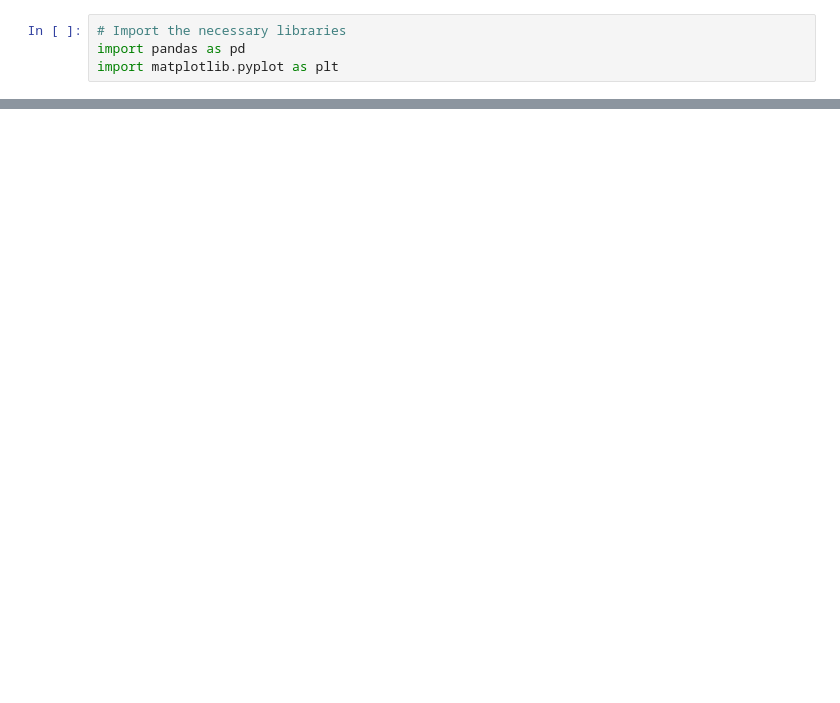
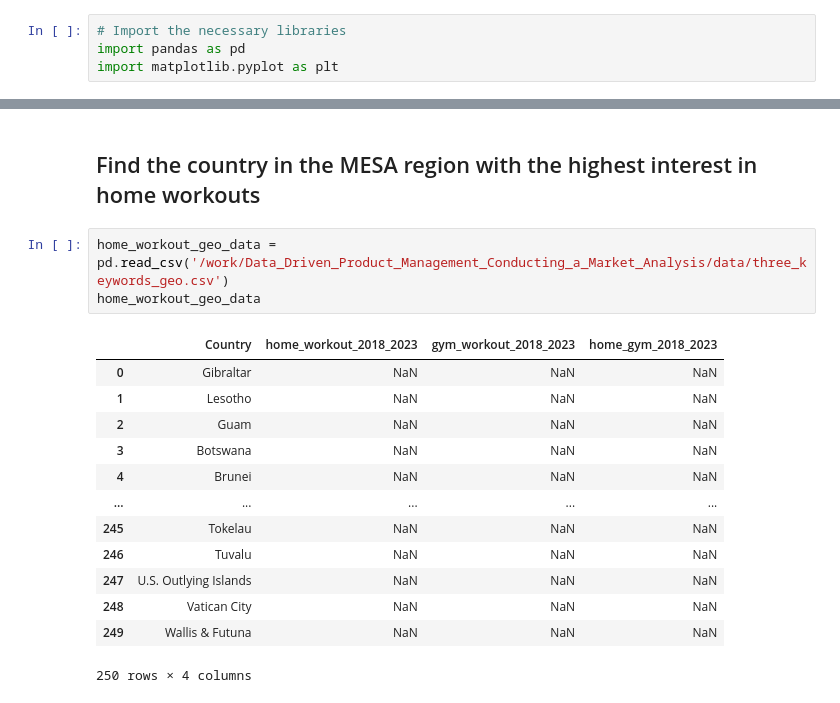
Before and after one commit to rochadelon/Data-Driven-Product-Management-Conducting-a-Market-Analysis, a Jupyter notebook: notebooks/notebook.ipynb, the cells around one changed output, grey strips where cells are left out. Saved outputs shown, nothing was run; the diff lists cells and outputs as text; blank space fills up the shorter version.

Commit message:
market analysis

```diff
--- a/notebooks/notebook.ipynb
+++ b/notebooks/notebook.ipynb
@@ -74,0 +140,19 @@ peak_covid
+# %% [markdown]
+## Find the country in the MESA region with the highest interest in home workouts
+# %%
+home_workout_geo_data = pd.read_csv('/work/Data_Driven_Product_Management_Conducting_a_Market_Analysis/data/three_keywords_geo.csv')
+home_workout_geo_data
+# %% [output]
+|  | Country | home_workout_2018_2023 | gym_workout_2018_2023 | home_gym_2018_2023 |
+| 0 | Gibraltar | NaN | NaN | NaN |
+| 1 | Lesotho | NaN | NaN | NaN |
+| 2 | Guam | NaN | NaN | NaN |
+| 3 | Botswana | NaN | NaN | NaN |
+| 4 | Brunei | NaN | NaN | NaN |
+| ... | ... | ... | ... | ... |
+| 245 | Tokelau | NaN | NaN | NaN |
+| 246 | Tuvalu | NaN | NaN | NaN |
+| 247 | U.S. Outlying Islands | NaN | NaN | NaN |
+| 248 | Vatican City | NaN | NaN | NaN |
+| 249 | Wallis & Futuna | NaN | NaN | NaN |
+250 rows × 4 columns
```
Also changed, not shown: parts of 22 cells of this notebook.
